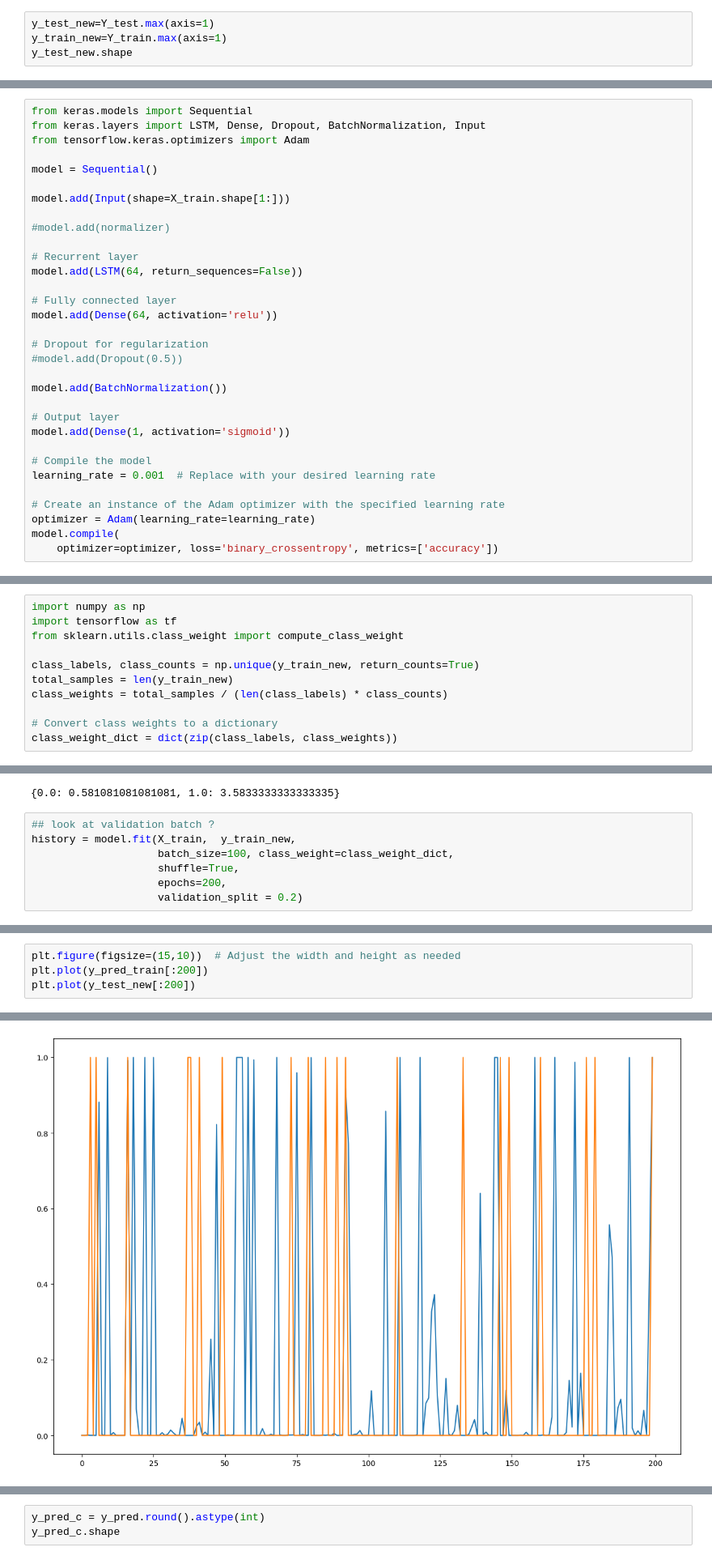
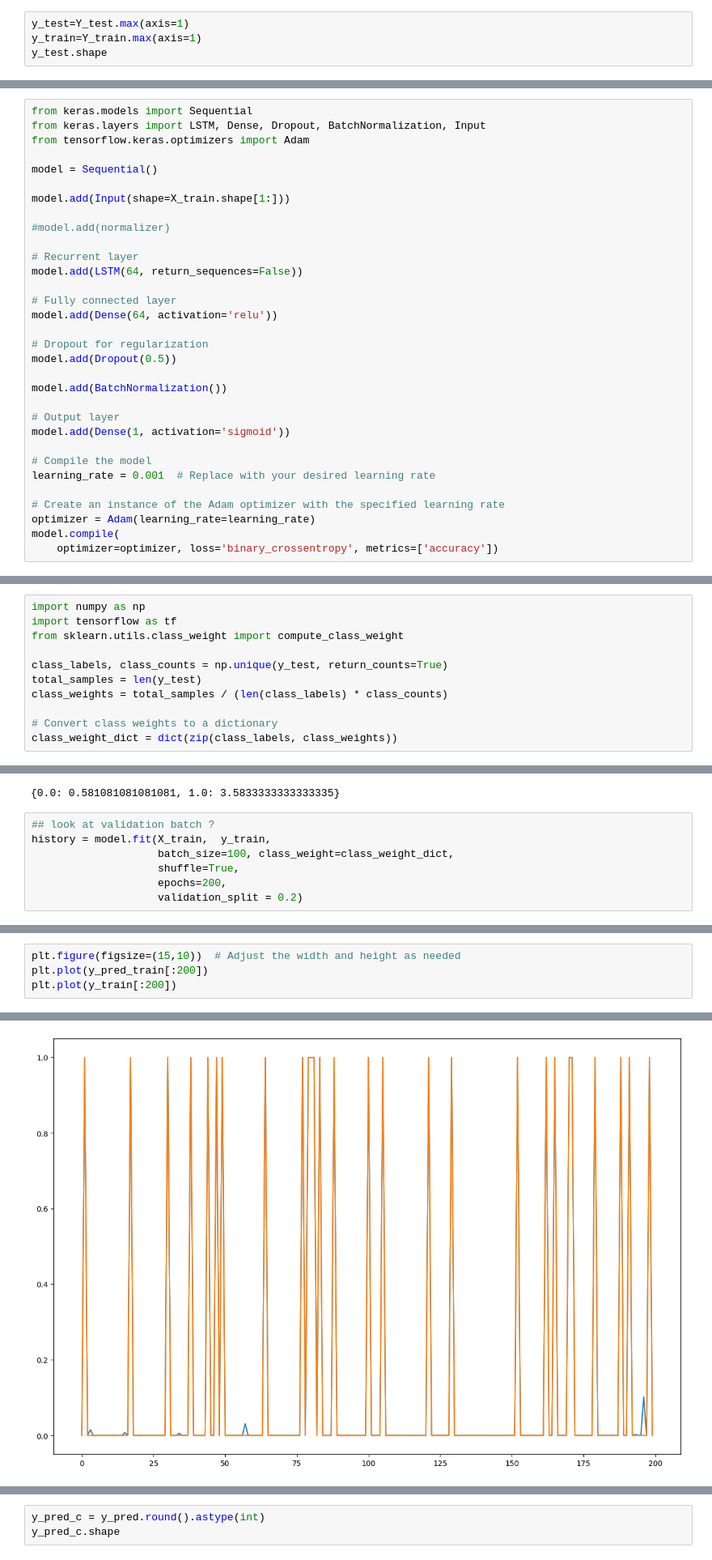
Before and after one commit to anacbroggini/AI-SeizureDetection, a Jupyter notebook: model_rnn.ipynb, the cells around one changed output, grey strips where cells are left out. Shown: that part at 81% size. Drawn from its saved outputs; the diff is of its cells as text.

Commit message:
rnn model

```diff
--- a/model_rnn.ipynb
+++ b/model_rnn.ipynb
@@ -70,6 +67,6 @@ X_train.shape
 # %%
-y_test_new=Y_test.max(axis=1)
-y_train_new=Y_train.max(axis=1)
-y_test_new.shape
+y_test=Y_test.max(axis=1)
+y_train=Y_train.max(axis=1)
+y_test.shape
 # %% [output]
 (2666,)
@@ -100,7 +93,7 @@ model.add(LSTM(64, return_sequences=False))
 model.add(Dense(64, activation='relu'))
 
 # Dropout for regularization
-#model.add(Dropout(0.5))
+model.add(Dropout(0.5))
 
 model.add(BatchNormalization())
 
@@ -124,8 +117,8 @@ import numpy as np
 import tensorflow as tf
 from sklearn.utils.class_weight import compute_class_weight
 
-class_labels, class_counts = np.unique(y_train_new, return_counts=True)
-total_samples = len(y_train_new)
+class_labels, class_counts = np.unique(y_test, return_counts=True)
+total_samples = len(y_test)
 class_weights = total_samples / (len(class_labels) * class_counts)
 
 # Convert class weights to a dictionary
@@ -136,7 +129,7 @@ class_weight_dict
 {0.0: 0.581081081081081, 1.0: 3.5833333333333335}
 # %%
 ## look at validation batch ?
-history = model.fit(X_train,  y_train_new,
+history = model.fit(X_train,  y_train,
                     batch_size=100, class_weight=class_weight_dict,
                     shuffle=True,
                     epochs=200,
@@ -216,10 +205,10 @@ array([[2.0020905e-04],
 # %%
 plt.figure(figsize=(15,10))  # Adjust the width and height as needed
 plt.plot(y_pred_train[:200])
-plt.plot(y_test_new[:200])
+plt.plot(y_train[:200])
 # %% [output]
 [<matplotlib.lines.Line2D at 0x...>]
-[figure, old version]
+[figure, new version]
 # %%
 y_pred = model.predict(X_test)
 y_pred
```
Also changed, not shown: parts of 26 cells of this notebook.
